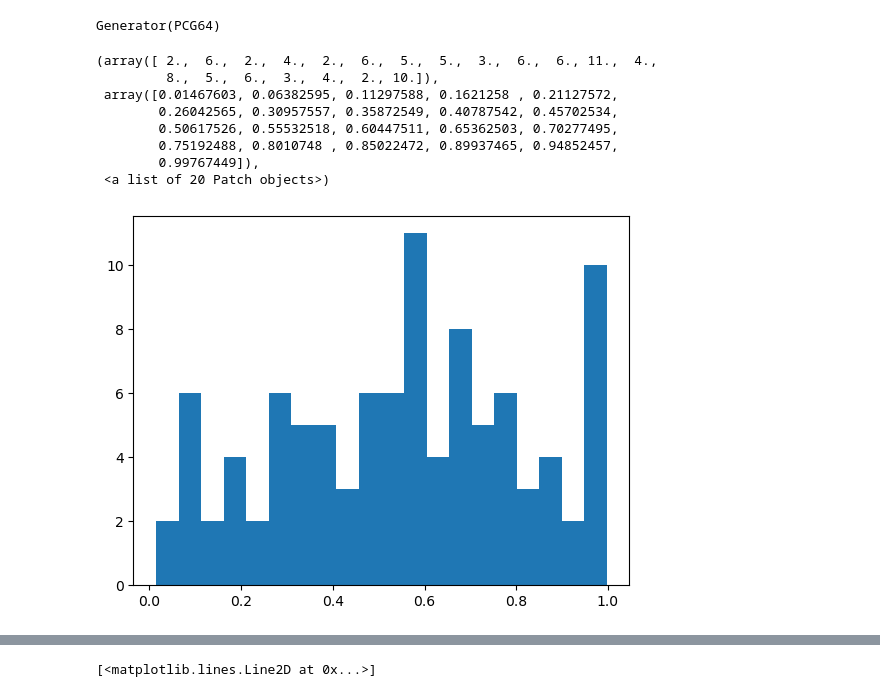
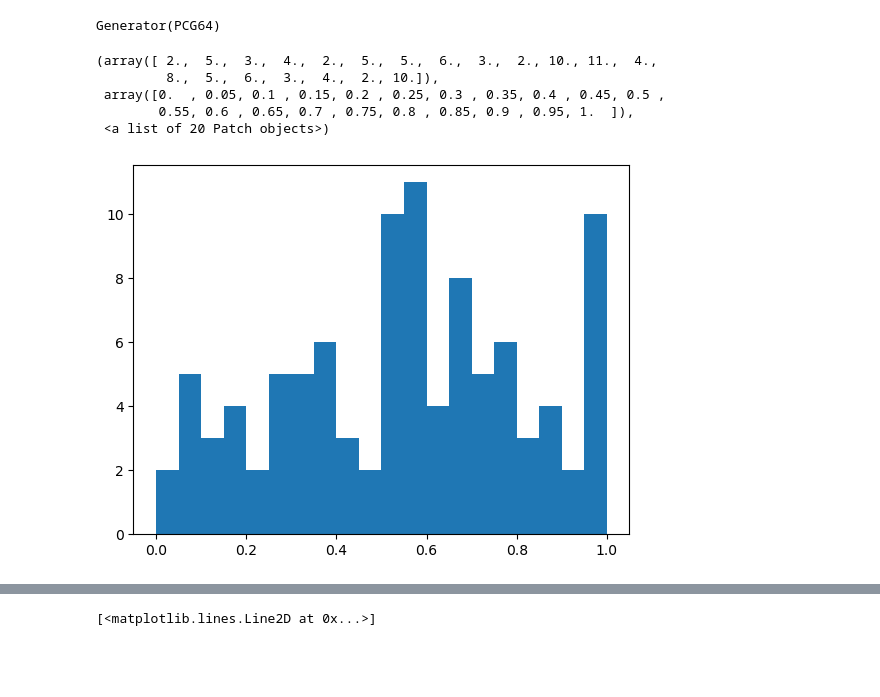
Before and after one commit to antoninvapa/M-thodStat, a Jupyter notebook: Sheet1.ipynb, the cells around one changed output, grey strips where cells are left out. Drawn from its saved outputs; the diff is of its cells as text; code cells hidden in the pictures; blank space fills up the shorter version.

```diff
--- a/Sheet1.ipynb
+++ b/Sheet1.ipynb
@@ -22,12 +17,11 @@ def NberGenerator(n):
+# %%
+N=I.uniform(0,1, 100)
 # %%
-plt.hist(NberGenerator(100), bins=20)
+plt.hist(N, bins=20, range=(0,1))
 # %% [output]
-(array([ 2.,  6.,  2.,  4.,  2.,  6.,  5.,  5.,  3.,  6.,  6., 11.,  4.,
+(array([ 2.,  5.,  3.,  4.,  2.,  5.,  5.,  6.,  3.,  2., 10., 11.,  4.,
          8.,  5.,  6.,  3.,  4.,  2., 10.]),
- array([0.01467603, 0.06382595, 0.11297588, 0.1621258 , 0.21127572,
-        0.26042565, 0.30957557, 0.35872549, 0.40787542, 0.45702534,
-        0.50617526, 0.55532518, 0.60447511, 0.65362503, 0.70277495,
-        0.75192488, 0.8010748 , 0.85022472, 0.89937465, 0.94852457,
-        0.99767449]),
+ array([0.  , 0.05, 0.1 , 0.15, 0.2 , 0.25, 0.3 , 0.35, 0.4 , 0.45, 0.5 ,
+        0.55, 0.6 , 0.65, 0.7 , 0.75, 0.8 , 0.85, 0.9 , 0.95, 1.  ]),
  <a list of 20 Patch objects>)
-[figure, old version]
+[figure, new version]
```
Also changed, not shown: parts of 10 cells of this notebook.
